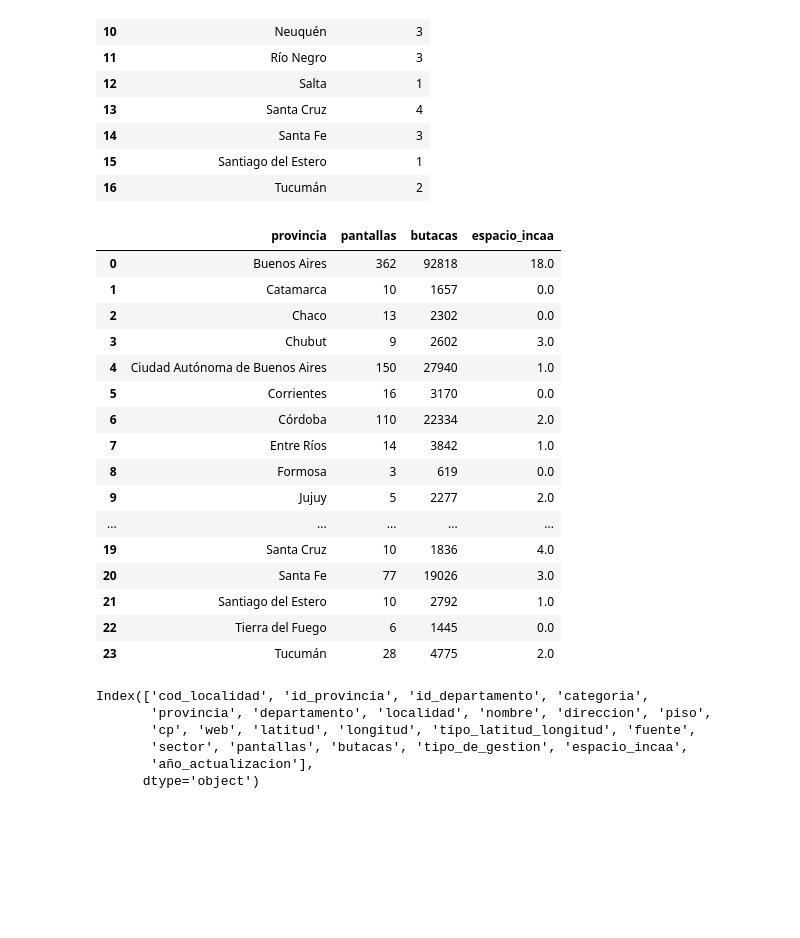
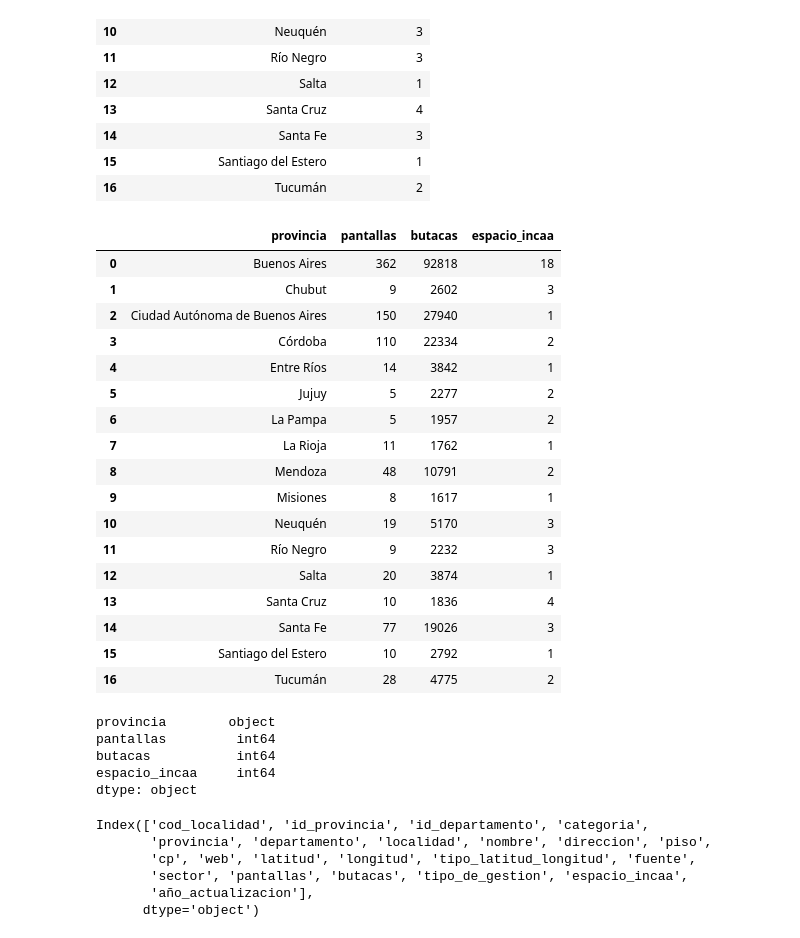
Before and after one commit to RAJerez/data-challenge, a Jupyter notebook: data_exploratory.ipynb, the cells around one changed output. Drawn from its saved outputs; the diff is of its cells as text; code cells hidden in the pictures; blank space fills up the shorter version.

```diff
--- a/data_exploratory.ipynb
+++ b/data_exploratory.ipynb
@@ -185,27 +183,36 @@ df_incaa
 | 16 | Tucumán | 2 |
 # %%
 # union cantidad de pantallas, butacas y espacios incaa por provincia
-df_insights = pd.merge(df_pantalla_butaca, df_incaa, on='provincia', how='left')
-df_insights = df_insights.fillna(0) #.astype(int)
+df_insights = pd.merge(df_pantalla_butaca, df_incaa, on='provincia', how='right').fillna(0)
+#df_insights = df_insights.fillna(0) #.astype(int)
 df_insights
 # %% [output]
 |  | provincia | pantallas | butacas | espacio_incaa |
-| 0 | Buenos Aires | 362 | 92818 | 18.0 |
-| 1 | Catamarca | 10 | 1657 | 0.0 |
-| 2 | Chaco | 13 | 2302 | 0.0 |
-| 3 | Chubut | 9 | 2602 | 3.0 |
-| 4 | Ciudad Autónoma de Buenos Aires | 150 | 27940 | 1.0 |
-| 5 | Corrientes | 16 | 3170 | 0.0 |
-| 6 | Córdoba | 110 | 22334 | 2.0 |
-| 7 | Entre Ríos | 14 | 3842 | 1.0 |
-| 8 | Formosa | 3 | 619 | 0.0 |
-| 9 | Jujuy | 5 | 2277 | 2.0 |
-| ... | ... | ... | ... | ... |
-| 19 | Santa Cruz | 10 | 1836 | 4.0 |
-| 20 | Santa Fe | 77 | 19026 | 3.0 |
-| 21 | Santiago del Estero | 10 | 2792 | 1.0 |
-| 22 | Tierra del Fuego | 6 | 1445 | 0.0 |
-| 23 | Tucumán | 28 | 4775 | 2.0 |
+| 0 | Buenos Aires | 362 | 92818 | 18 |
+| 1 | Chubut | 9 | 2602 | 3 |
+| 2 | Ciudad Autónoma de Buenos Aires | 150 | 27940 | 1 |
+| 3 | Córdoba | 110 | 22334 | 2 |
+| 4 | Entre Ríos | 14 | 3842 | 1 |
+| 5 | Jujuy | 5 | 2277 | 2 |
+| 6 | La Pampa | 5 | 1957 | 2 |
+| 7 | La Rioja | 11 | 1762 | 1 |
+| 8 | Mendoza | 48 | 10791 | 2 |
+| 9 | Misiones | 8 | 1617 | 1 |
+| 10 | Neuquén | 19 | 5170 | 3 |
+| 11 | Río Negro | 9 | 2232 | 3 |
+| 12 | Salta | 20 | 3874 | 1 |
+| 13 | Santa Cruz | 10 | 1836 | 4 |
+| 14 | Santa Fe | 77 | 19026 | 3 |
+| 15 | Santiago del Estero | 10 | 2792 | 1 |
+| 16 | Tucumán | 28 | 4775 | 2 |
+# %%
+df_insights.dtypes
+# %% [output]
+provincia        object
+pantallas         int64
+butacas           int64
+espacio_incaa     int64
+dtype: object
 # %%
 df.columns
 # %% [output]
```
Also changed, not shown: parts of 6 cells of this notebook, 6 other files.
